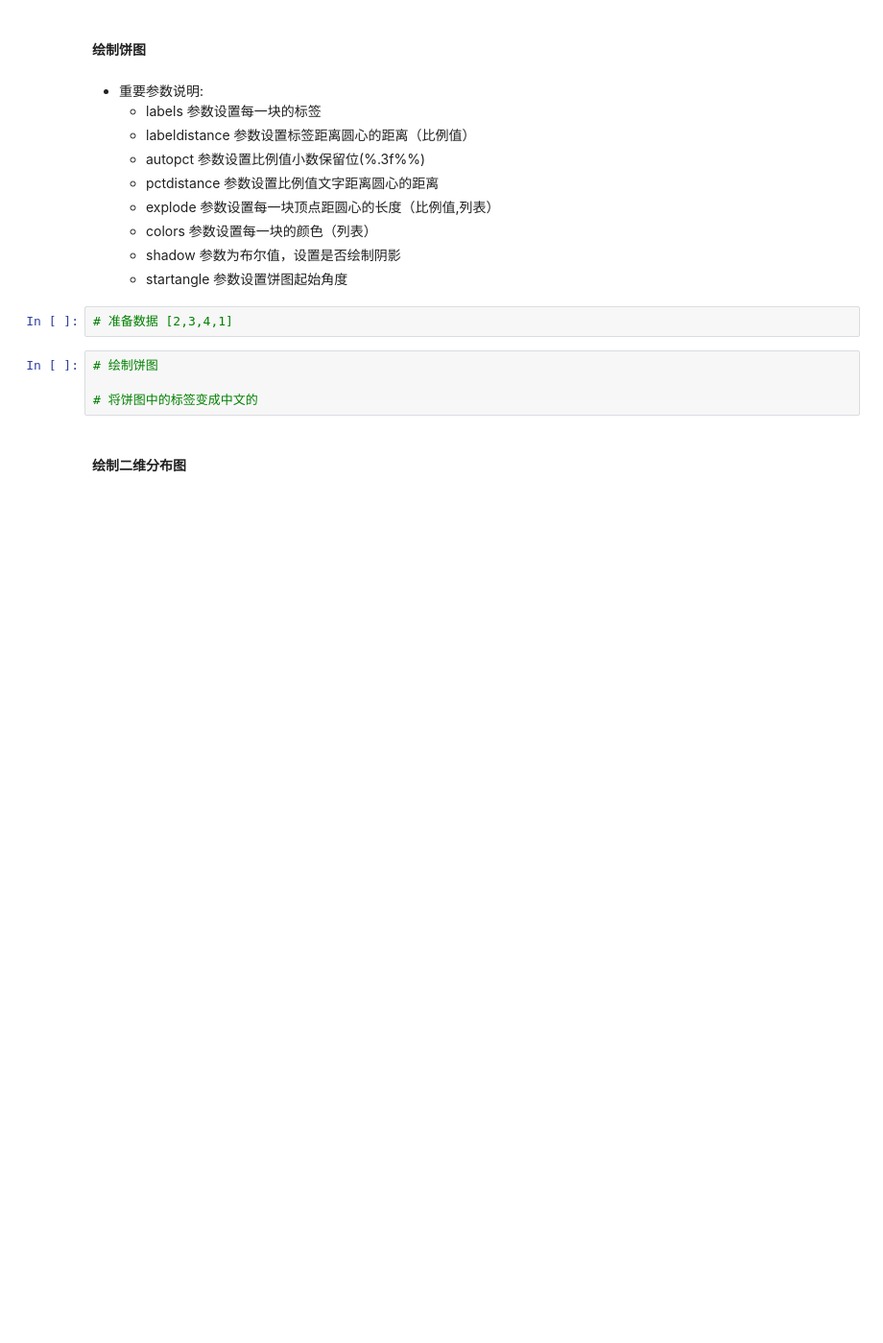
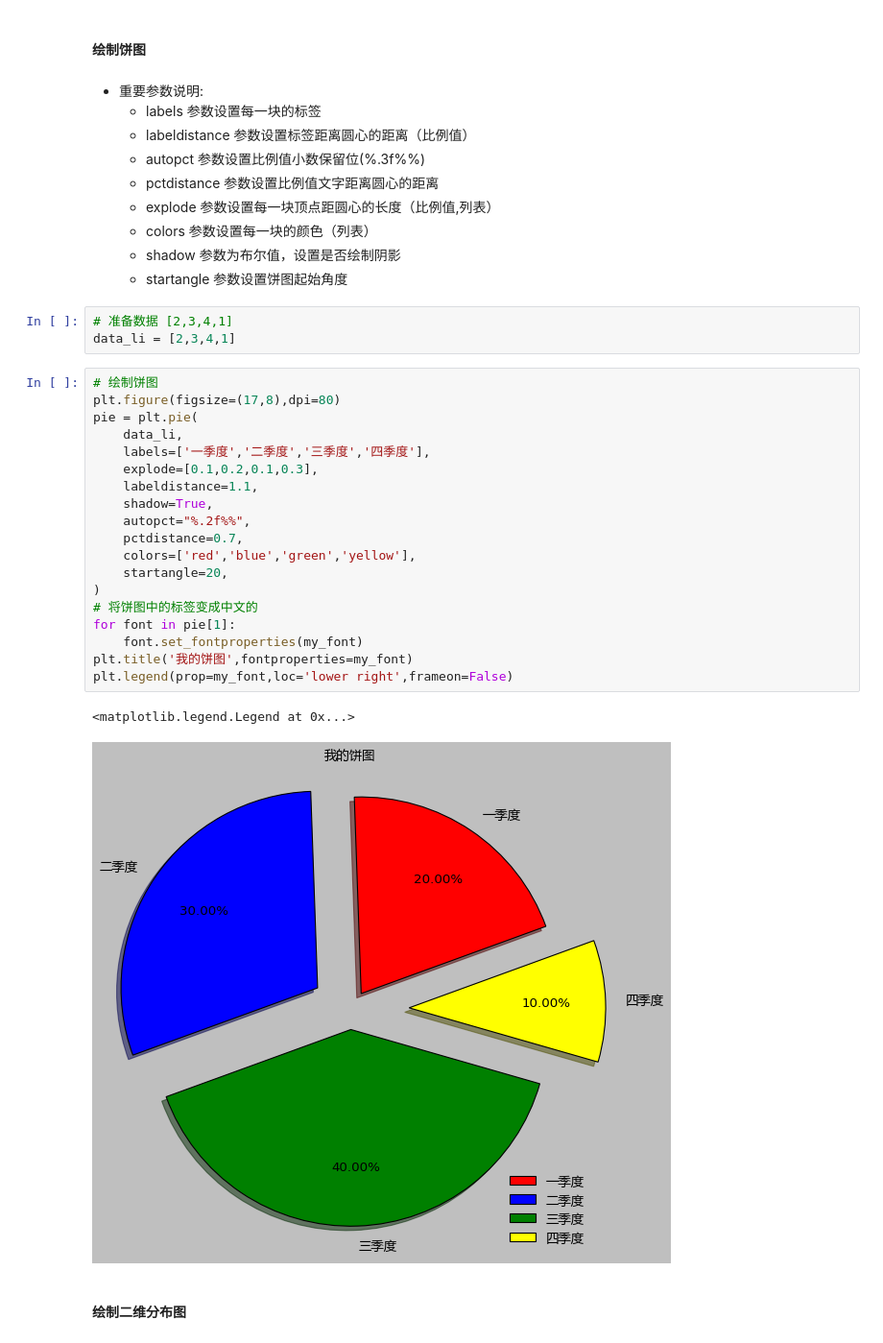
Before and after one commit to PeterZhangxing/my_lectures, a Jupyter notebook: about_plt/basic_plt_blank.ipynb, the cells around one changed output. Shown at 96% size. Cells and saved outputs as stored; diff of their text form; blank space fills up the shorter version.

```diff
--- a/about_plt/basic_plt_blank.ipynb
+++ b/about_plt/basic_plt_blank.ipynb
@@ -327,10 +359,29 @@ ax.add_artist(leg)
     - startangle 参数设置饼图起始角度
 # %%
 # 准备数据 [2,3,4,1]
+data_li = [2,3,4,1]
-# %%
-# 绘制饼图
-
-# 将饼图中的标签变成中文的
+# %%
+# 绘制饼图
+plt.figure(figsize=(17,8),dpi=80)
+pie = plt.pie(
+    data_li,
+    labels=['一季度','二季度','三季度','四季度'],
+    explode=[0.1,0.2,0.1,0.3],
+    labeldistance=1.1,
+    shadow=True,
+    autopct="%.2f%%",
+    pctdistance=0.7,
+    colors=['red','blue','green','yellow'],
+    startangle=20,
+)
+# 将饼图中的标签变成中文的
+for font in pie[1]:
+    font.set_fontproperties(my_font)
+plt.title('我的饼图',fontproperties=my_font)
+plt.legend(prop=my_font,loc='lower right',frameon=False)
+# %% [output]
+<matplotlib.legend.Legend at 0x...>
+[figure, added]
 # %% [markdown]
 #### 绘制二维分布图
 # %% [markdown]
```
Also changed, not shown: parts of 22 cells of this notebook.
